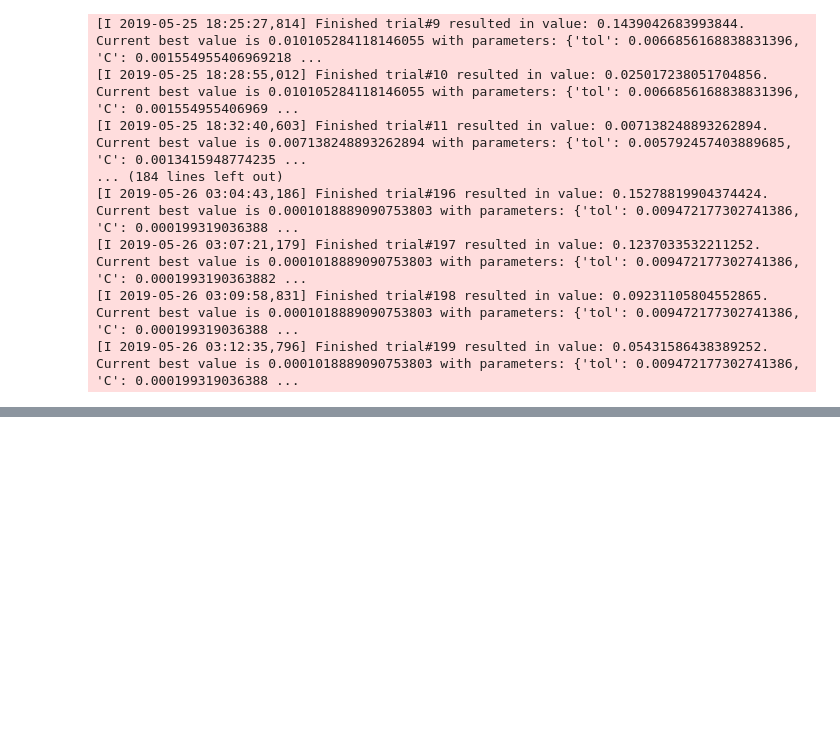
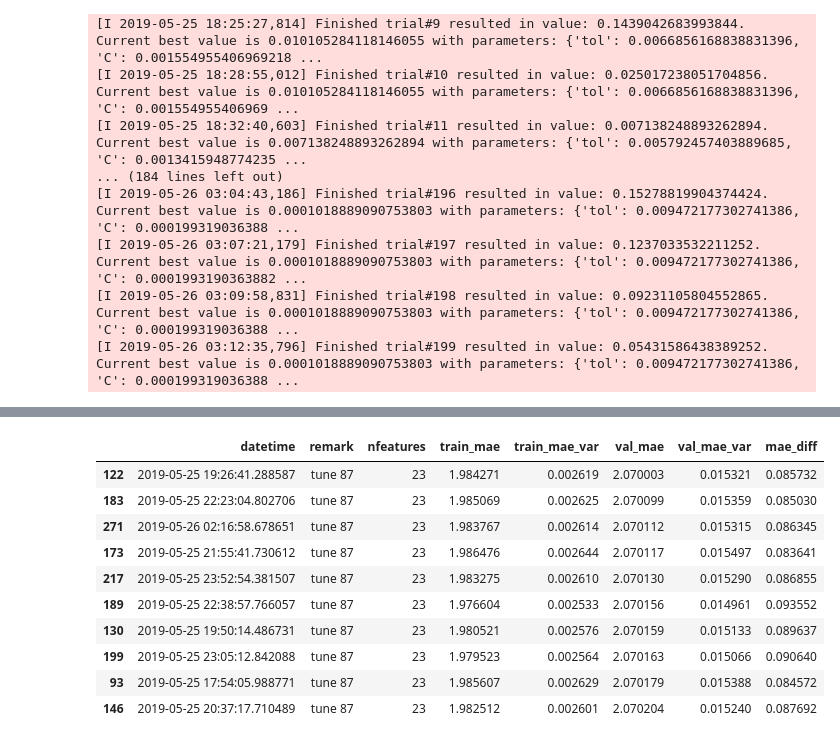
Before and after one commit to arhow/LANLEarthquakePrediction2019, a Jupyter notebook: svr3.ipynb, the cells around one changed output, grey strips where cells are left out. Drawn from its saved outputs; the diff is of its cells as text; code cells hidden in the pictures; blank space fills up the shorter version.

```diff
--- a/svr3.ipynb
+++ b/svr3.ipynb
@@ -370,0 +386,15 @@ db.commit()
+# %%
+df_trial = db.select()
+df_trial[(df_trial['remark']=='tune 87')&(df_trial['mae_diff']<.1)].sort_values(by=['val_mae'])[['datetime','remark', 'nfeatures', 'train_mae','train_mae_var','val_mae','val_mae_var','mae_diff']].head(10)
+# %% [output]
+|  | datetime | remark | nfeatures | train_mae | train_mae_var | val_mae | val_mae_var | mae_diff |
+| 122 | 2019-05-25 19:26:41.288587 | tune 87 | 23 | 1.984271 | 0.002619 | 2.070003 | 0.015321 | 0.085732 |
+| 183 | 2019-05-25 22:23:04.802706 | tune 87 | 23 | 1.985069 | 0.002625 | 2.070099 | 0.015359 | 0.085030 |
+| 271 | 2019-05-26 02:16:58.678651 | tune 87 | 23 | 1.983767 | 0.002614 | 2.070112 | 0.015315 | 0.086345 |
+| 173 | 2019-05-25 21:55:41.730612 | tune 87 | 23 | 1.986476 | 0.002644 | 2.070117 | 0.015497 | 0.083641 |
+| 217 | 2019-05-25 23:52:54.381507 | tune 87 | 23 | 1.983275 | 0.002610 | 2.070130 | 0.015290 | 0.086855 |
+| 189 | 2019-05-25 22:38:57.766057 | tune 87 | 23 | 1.976604 | 0.002533 | 2.070156 | 0.014961 | 0.093552 |
+| 130 | 2019-05-25 19:50:14.486731 | tune 87 | 23 | 1.980521 | 0.002576 | 2.070159 | 0.015133 | 0.089637 |
+| 199 | 2019-05-25 23:05:12.842088 | tune 87 | 23 | 1.979523 | 0.002564 | 2.070163 | 0.015066 | 0.090640 |
+| 93 | 2019-05-25 17:54:05.988771 | tune 87 | 23 | 1.985607 | 0.002629 | 2.070179 | 0.015388 | 0.084572 |
+| 146 | 2019-05-25 20:37:17.710489 | tune 87 | 23 | 1.982512 | 0.002601 | 2.070204 | 0.015240 | 0.087692 |
```
Also changed, not shown: parts of 2 cells of this notebook, 1 other file.
